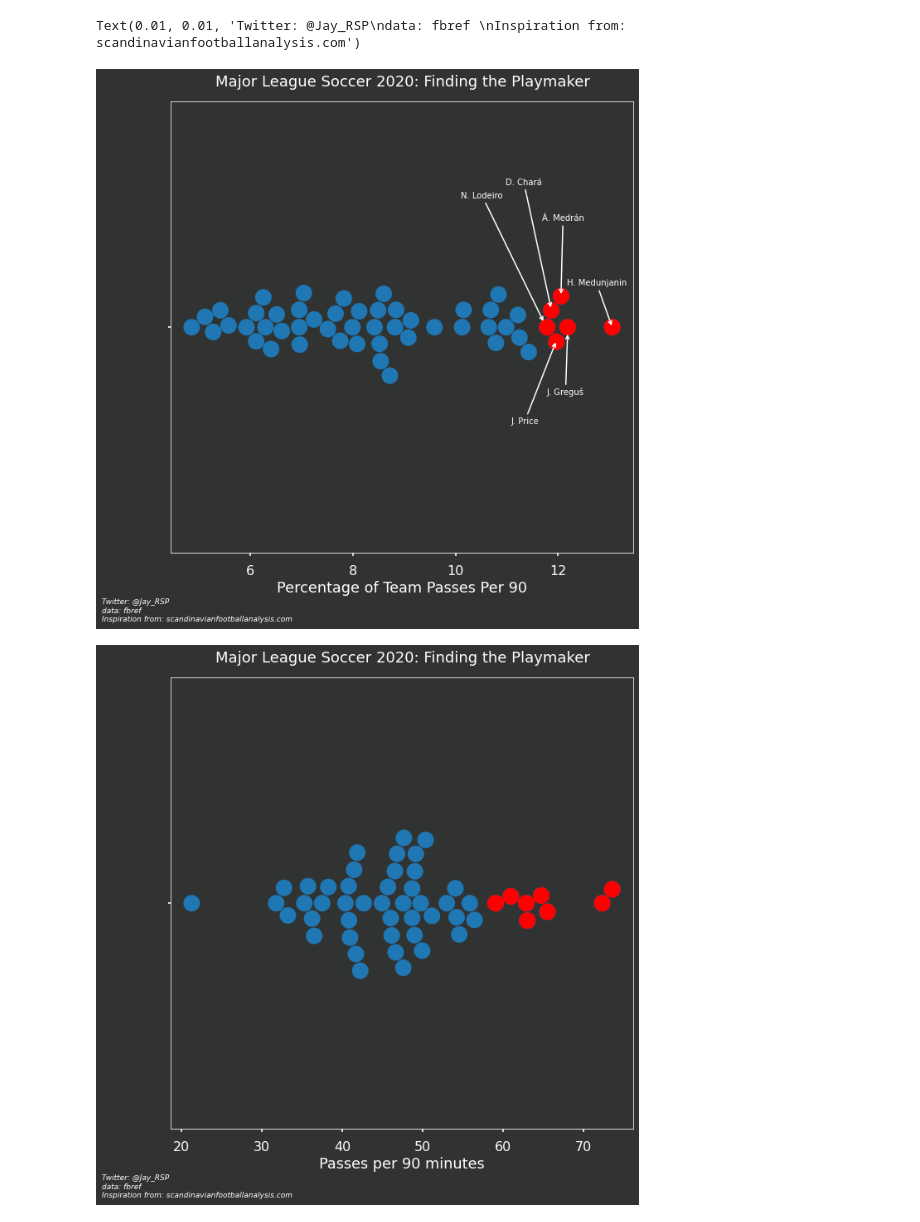
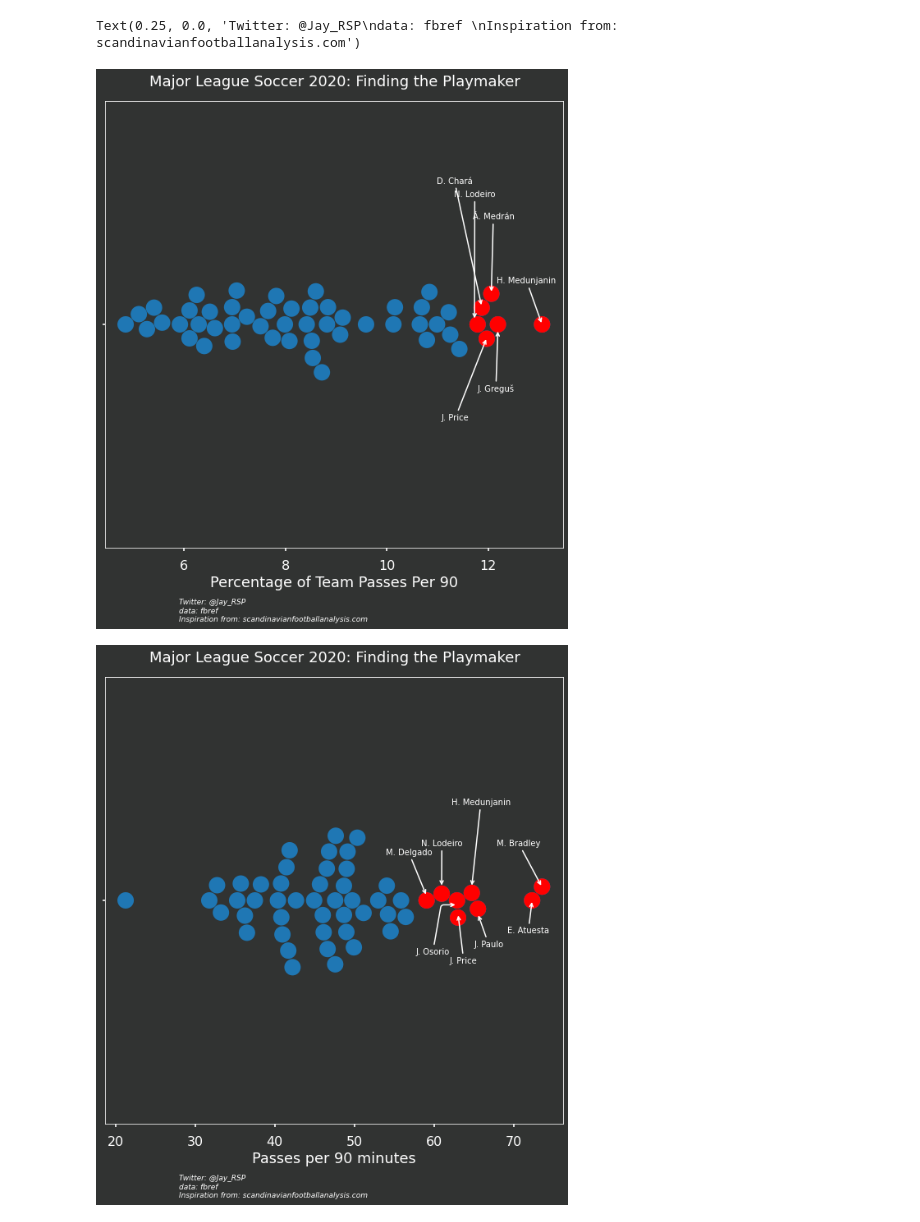
Before and after one commit to BetJayUK/notebooks, a Jupyter notebook: DataJourney.ipynb, the cells around one changed output. Saved outputs shown, nothing was run; the diff lists cells and outputs as text; code cells hidden in the pictures.

```diff
--- a/DataJourney.ipynb
+++ b/DataJourney.ipynb
@@ -46,7 +43,7 @@ ax.annotate('J. Price', xy=(11.97,0.03), xytext=(-55, -100),textcoords='offset p
 ax.annotate('D. Chará', xy=(11.87,-0.04), xytext=(-55, 150),textcoords='offset points',size = 10,
             arrowprops=dict(arrowstyle="->",
                             connectionstyle="arc3,rad=0", color = 'w',lw = 1.5))
-ax.annotate('N. Lodeiro', xy=(11.73,-0.01), xytext=(-100, 150),textcoords='offset points',size = 10,
+ax.annotate('N. Lodeiro', xy=(11.73,-0.01), xytext=(-25, 150),textcoords='offset points',size = 10,
             arrowprops=dict(arrowstyle="->",
                             connectionstyle="arc3,rad=0", color = 'w', ls = "-",lw = 1.5))
 ax = sns.swarmplot(x="P_SquadPass", data = df2, size = 20, color = "red")
@@ -78,40 +75,66 @@ htext.fig_text(s=s,
                 color=text_color)
                 #highlight_colors=['#a3a3c2','#75a3a3','#ff4d4d','#00cc99'])
 fig.patch.set_facecolor(background)
-fig.text(.01,0.01,"Twitter: @Jay_RSP\ndata: fbref \nInspiration from: scandinavianfootballanalysis.com",fontstyle='italic',fontsize=9,fontfamily='Andale Mono',color=text_color)
+fig.text(0.25,0.00,"Twitter: @Jay_RSP\ndata: fbref \nInspiration from: scandinavianfootballanalysis.com",fontstyle='italic',fontsize=9,fontfamily='Andale Mono',color=text_color)
 
 fig, ax = plt.subplots(figsize = [10,10])
 ax1 = sns.swarmplot(x="PPN",
                         data=df, size = 20)
 ax.set(xlabel = "Passes Per 90 Minutes")
 ax.xaxis.label.set_color("w")
 ax.set_facecolor("#313332")
 ax1 = sns.swarmplot(x="PPN", data = DFPPN1, size = 20, color = "red")
+ax.annotate('M. Bradley', xy=(73.55,-0.03), xytext=(-55, 50),textcoords='offset points',size = 10,
+            arrowprops=dict(arrowstyle="->",
+                            connectionstyle="arc3,rad=0", color = 'w',lw=1.5))
+ax.annotate('E. Atuesta', xy=(72.31,0), xytext=(-30, -40), xycoords = "data", textcoords='offset points',size = 10,
+            arrowprops=dict(arrowstyle="->",
+                            connectionstyle="arc3,rad=0", color = 'w',lw=1.5))
+ax.annotate('J. Paulo', xy=(65.50,0.03), xytext=(-5, -40),textcoords='offset points',size = 10,
+            arrowprops=dict(arrowstyle="->",
+                            connectionstyle="arc3,rad=-0.0", color = 'w',lw=1.5))
+ax.annotate('H. Medunjanin', xy=(64.73,-0.03), xytext=(-25, 100),textcoords='offset points',size = 10,
+            arrowprops=dict(arrowstyle="->",
+                            connectionstyle="arc3,rad=0.0", color = 'w',lw=1.5))
+ax.annotate('J. Price', xy=(63.01,0.03), xytext=(-10, -60),textcoords='offset points',size = 10,
+            arrowprops=dict(arrowstyle="->",
+                            connectionstyle="arc3,rad=-0.0", color = 'w',lw=1.5))
+ax.annotate('J. Osorio', xy=(62.88,0.01), xytext=(-50, -60),textcoords='offset points',size = 10,
+            arrowprops=dict(arrowstyle="->",
+                            connectionstyle="angle,angleA=-100,angleB=180,rad=3", color = 'w',lw=1.5))
+ax.annotate('N. Lodeiro', xy=(60.95,-0.03), xytext=(-25, 50),textcoords='offset points',size = 10,
+            arrowprops=dict(arrowstyle="->",
+                            connectionstyle="arc3,rad=0.0", color = 'w',lw=1.5))
+ax.annotate('M. Delgado', xy=(59.06,-0.01), xytext=(-50, 50),textcoords='offset points',size = 10,
+            arrowprops=dict(arrowstyle="->",
+                            connectionstyle="arc3,rad=0.0", color = 'w',lw=1.5))
+
+
 background = "#313332"
 text_color = 'w'
 primary = 'red'
 secondary = 'lightblue'
 mpl.rcParams['xtick.color'] = text_color
 mpl.rcParams['ytick.color'] = text_color
 ax.spines['bottom'].set_color('w')
 ax.spines['top'].set_color('w')
 ax.spines['right'].set_color('w')
 ax.spines['left'].set_color('w')
 fig.patch.set_facecolor(background)
 ax1.set(xlabel = "Passes per 90 minutes")
 
 s1 = "Major League Soccer 2020: Finding the Playmaker"
 htext.fig_text(s=s1,
                 x=0.2,y=.9,
                 fontfamily='Andale Mono',
                 highlight_weights=['bold'],
                 #string_weight=['bold']
                 fontsize=18,
                 color=text_color)
                 #highlight_colors=['#a3a3c2','#75a3a3','#ff4d4d','#00cc99'])
 fig.patch.set_facecolor(background)
-fig.text(.01,0.01,"Twitter: @Jay_RSP\ndata: fbref \nInspiration from: scandinavianfootballanalysis.com",fontstyle='italic',fontsize=9,fontfamily='Andale Mono',color=text_color)
+fig.text(0.25,0.00,"Twitter: @Jay_RSP\ndata: fbref \nInspiration from: scandinavianfootballanalysis.com",fontstyle='italic',fontsize=9,fontfamily='Andale Mono',color=text_color)
 # %% [output]
-Text(0.01, 0.01, 'Twitter: @Jay_RSP\ndata: fbref \nInspiration from: scandinavianfootballanalysis.com')
+Text(0.25, 0.0, 'Twitter: @Jay_RSP\ndata: fbref \nInspiration from: scandinavianfootballanalysis.com')
-[figure, old version]
+[figure, new version]
-[figure, old version]
+[figure, new version]
```
Also changed, not shown: parts of 7 cells of this notebook.
